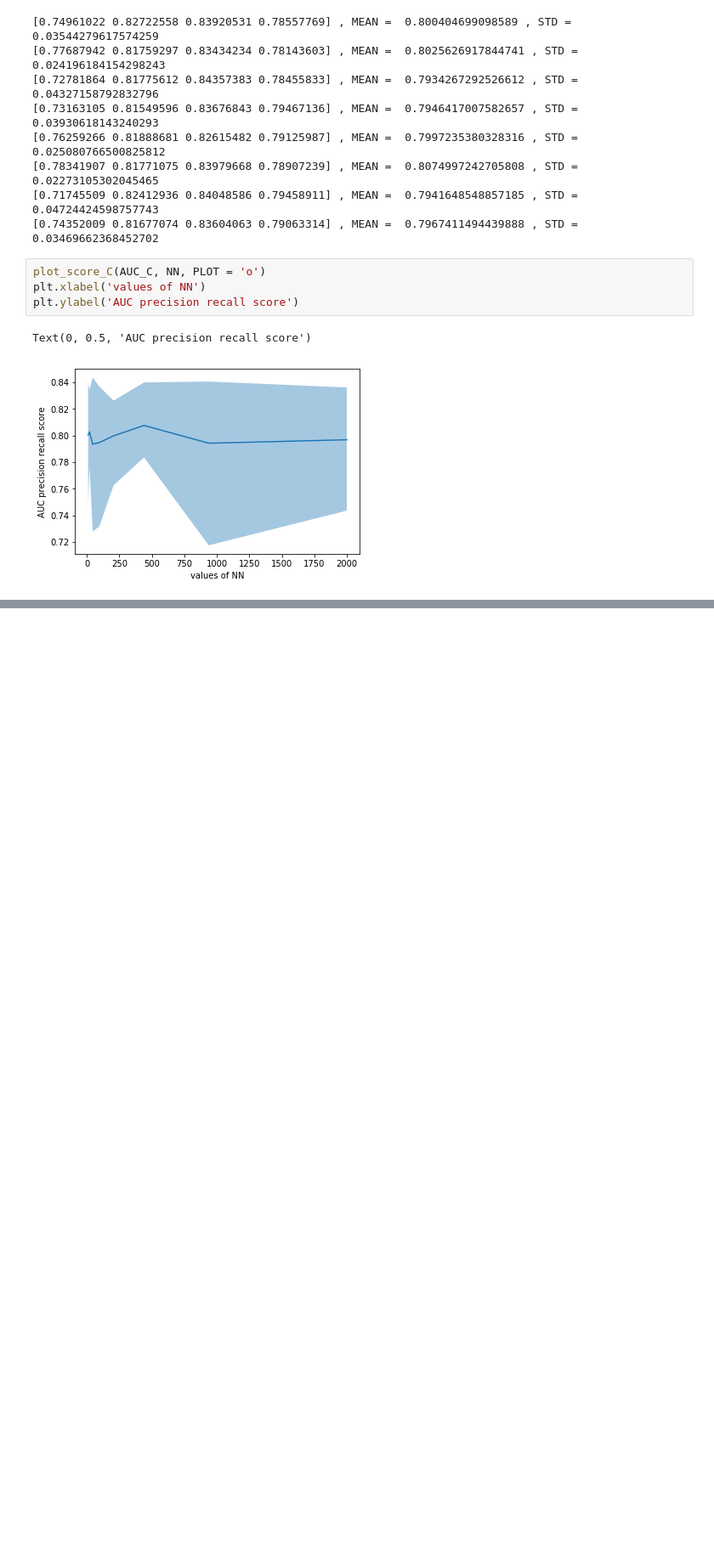
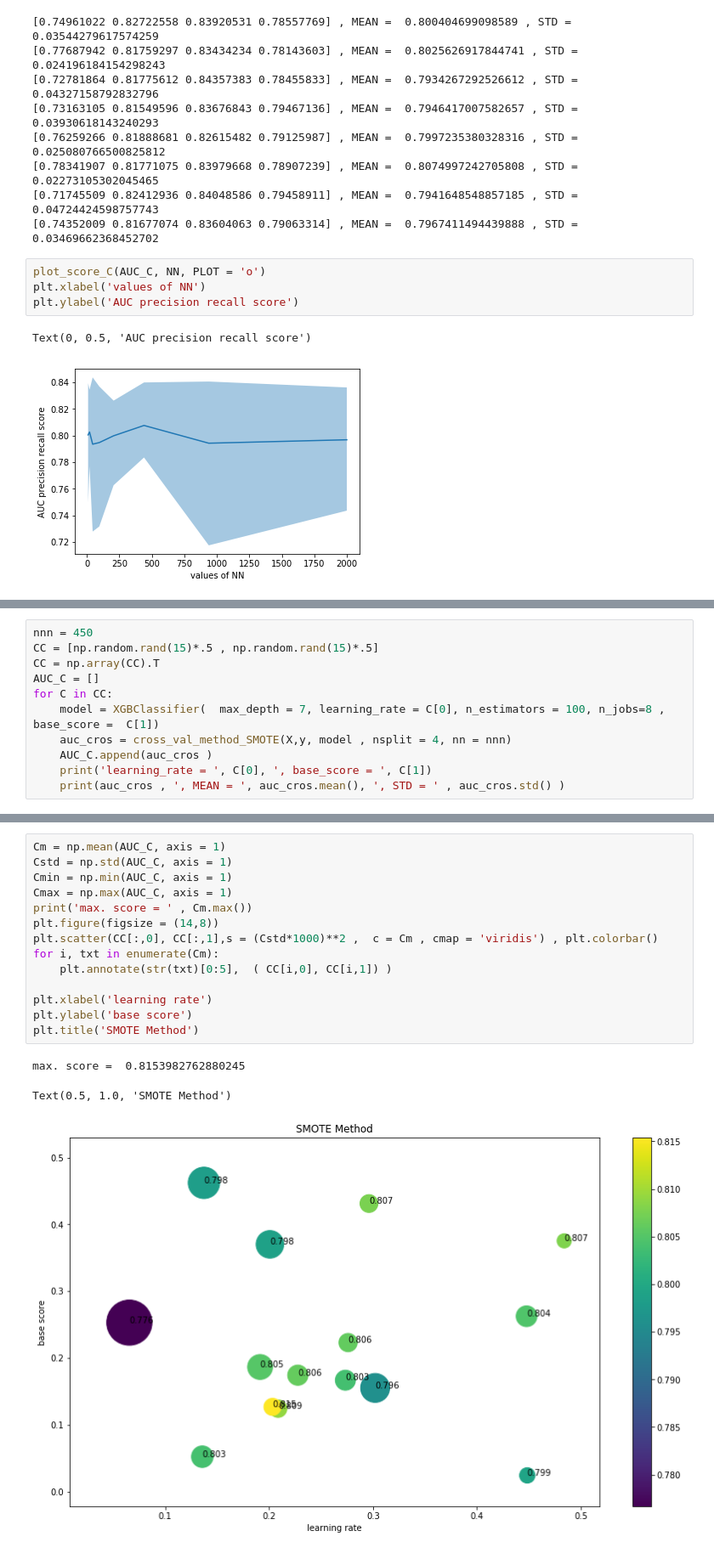
Before and after one commit to Jllamoza/FRAUD_DETECTION, a Jupyter notebook: Fraud_detection.ipynb, the cells around one changed output, grey strips where cells are left out. Shown: that part at 85% size. Drawn from its saved outputs; the diff is of its cells as text; blank space fills up the shorter version.

```diff
--- a/Fraud_detection.ipynb
+++ b/Fraud_detection.ipynb
@@ -325,0 +333,11 @@ Text(0, 0.5, 'AUC precision recall score')
+# %%
+nnn = 450
+CC = [np.random.rand(15)*.5 , np.random.rand(15)*.5]
+CC = np.array(CC).T
+AUC_C = []
+for C in CC:
+    model = XGBClassifier(  max_depth = 7, learning_rate = C[0], n_estimators = 100, n_jobs=8 , base_score =  C[1])
+    auc_cros = cross_val_method_SMOTE(X,y, model , nsplit = 4, nn = nnn)
+    AUC_C.append(auc_cros )
+    print('learning_rate = ', C[0], ', base_score = ', C[1])
+    print(auc_cros , ', MEAN = ', auc_cros.mean(), ', STD = ' , auc_cros.std() )
@@ -325,0 +362,18 @@ Text(0, 0.5, 'AUC precision recall score')
+# %%
+Cm = np.mean(AUC_C, axis = 1)
+Cstd = np.std(AUC_C, axis = 1)
+Cmin = np.min(AUC_C, axis = 1)
+Cmax = np.max(AUC_C, axis = 1)
+print('max. score = ' , Cm.max())
+plt.figure(figsize = (14,8))
+plt.scatter(CC[:,0], CC[:,1],s = (Cstd*1000)**2 ,  c = Cm , cmap = 'viridis') , plt.colorbar()
+for i, txt in enumerate(Cm):
+    plt.annotate(str(txt)[0:5],  ( CC[i,0], CC[i,1]) )
+
+plt.xlabel('learning rate')
+plt.ylabel('base score')
+plt.title('SMOTE Method')
+# %% [output]
+max. score =  0.8153982762880245
+Text(0.5, 1.0, 'SMOTE Method')
+[figure, added]
```
Also changed, not shown: parts of 22 cells of this notebook.
